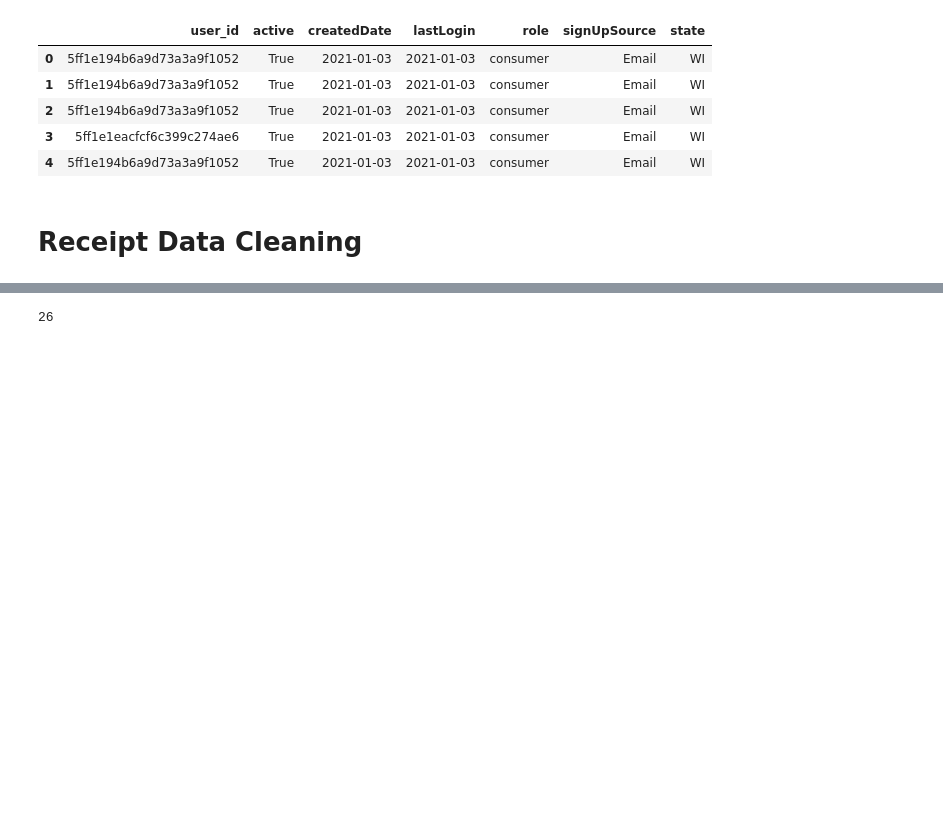
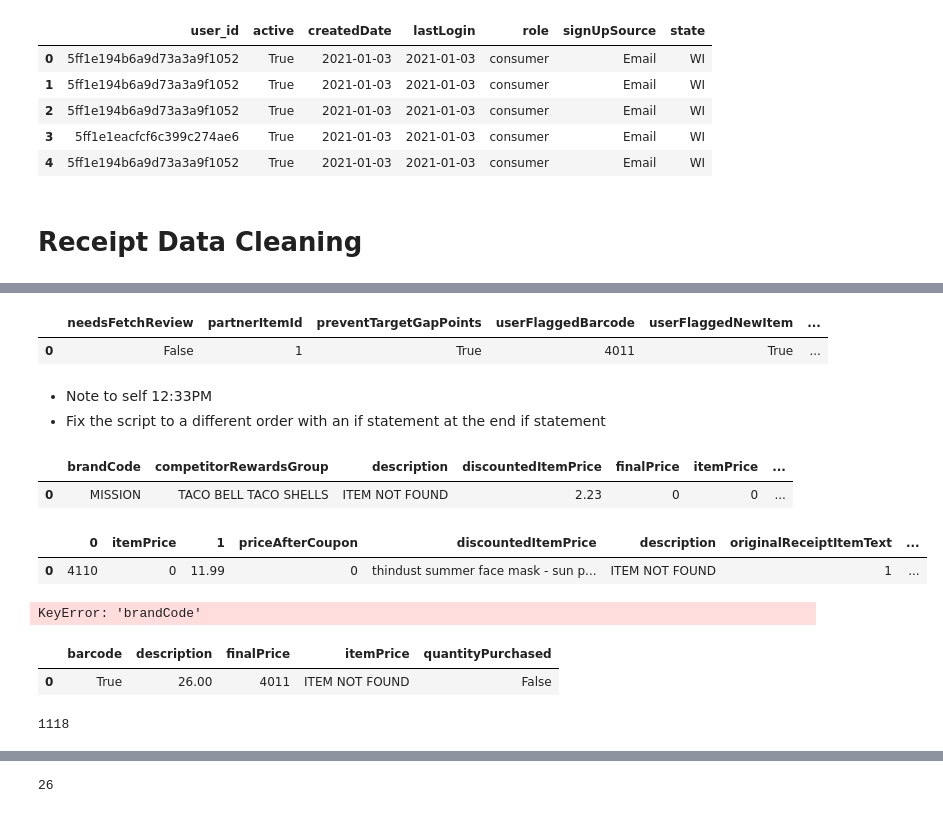
Before and after one commit to Jwdaniel34/fetch-rewards-code, a Jupyter notebook: data_cleaning.ipynb, the cells around one changed output, grey strips where cells are left out. Cells and saved outputs as stored; diff of their text form; code cells hidden in the pictures; blank space fills up the shorter version.

```diff
--- a/data_cleaning.ipynb
+++ b/data_cleaning.ipynb
@@ -157,0 +201,5 @@ ReceiptItemList_df = pd.json_normalize(receipts, record_path='rewardsReceiptItem
+# %%
+flattenDataSet.append(normalized_data)
+# %% [output]
+|  | needsFetchReview | partnerItemId | preventTargetGapPoints | userFlaggedBarcode | userFlaggedNewItem | ... |
+| 0 | False | 1 | True | 4011 | True | ... |
@@ -157,0 +208,8 @@ ReceiptItemList_df = pd.json_normalize(receipts, record_path='rewardsReceiptItem
+# %% [markdown]
+- Note to self 12:33PM
+ - Fix the script to a different order with an if statement at the end if statement
+# %%
+normalized_data
+# %% [output]
+|  | brandCode | competitorRewardsGroup | description | discountedItemPrice | finalPrice | itemPrice | ... |
+| 0 | MISSION | TACO BELL TACO SHELLS | ITEM NOT FOUND | 2.23 | 0 | 0 | ... |
@@ -157,0 +274,56 @@ ReceiptItemList_df = pd.json_normalize(receipts, record_path='rewardsReceiptItem
+# %%
+normalized_data
+# %% [output]
+|  | 0 | itemPrice | 1 | priceAfterCoupon | discountedItemPrice | description | originalReceiptItemText | ... |
+| 0 | 4110 | 0 | 11.99 | 0 | thindust summer face mask - sun p... | ITEM NOT FOUND | 1 | ... |
+# %%
+try:
+    fixed_data = pd.read_json('json_files/receipts.json', lines = True)['rewardsReceiptItemList'][71]
+    normalized_data = pd.json_normalize(fixed_data)
+except:
+
+    try:
+        # create columns if it doesnt exist
+        normalized_data['barcode'] = '4110'
+        normalized_data['description'] = "ITEM NOT FOUND"
+        normalized_data['itemPrice'] = 0
+        normalized_data['quantityPurchased'] = 0
+        normalized_data[ 'finalPrice'] = 0
+
+        # Barcode and Description
+        normalized_data['barcode'] = normalized_data['barcode'].replace('4110', normalized_data['userFlaggedBarcode'])
+        normalized_data['description'] = normalized_data['description'].replace('', 'ITEM NOT FOUND')
+    except:
+
+        normalized_data['barcode'] = normalized_data['barcode'].replace('4110', normalized_data['brandCode'])
+        normalized_data['description'] = normalized_data['description'].replace(np.NaN, normalized_data['userFlaggedDescription'])
+        normalized_data['itemPrice'] = 0
+        normalized_data['quantityPurchased'] = 0
+        normalized_data[ 'finalPrice'] = 0
+
+    else:
+    #     normalized_data['description'] = normalized_data['description'].replace('', 'ITEM NOT FOUND')
+        try:
+            normalized_data['barcode'] = normalized_data['barcode'].replace('ITEM NOT FOUND', 'originalMetaBriteBarcode')
+            normalized_data['description'] = normalized_data['description'].replace('ITEM NOT FOUND', normalized_data['originalMetaBriteDescription'])
+        except:
+            None
+
+    try:
+    # Integers based
+#         normalized_data['barcode'] = normalized_data['brandCode']
+        normalized_data['itemPrice'] = normalized_data['itemPrice'].replace(0 , normalized_data['userFlaggedPrice'])
+        normalized_data['quantityPurchased'] = normalized_data['quantityPurchased'].replace(0, normalized_data['userFlaggedQuantity'])
+        normalized_data[ 'finalPrice'] = normalized_data['finalPrice'].replace(0, normalized_data['finalPrice'])
+    except:
+        None
+
+    try:
+        normalBrandCode()
+    except:
+        None
+
+
+flattenDataSet.append(normalized_data[receiptitems_cols], ignore_index = True)
+# %% [output]
+KeyError: 'brandCode'
@@ -157,0 +334,11 @@ ReceiptItemList_df = pd.json_normalize(receipts, record_path='rewardsReceiptItem
+# %%
+dt[receiptitems_cols]
+# %% [output]
+|  | barcode | description | finalPrice | itemPrice | quantityPurchased |
+| 0 | True | 26.00 | 4011 | ITEM NOT FOUND | False |
+# %%
+fixed_data = pd.read_json('json_files/receipts.json', lines = True)['rewardsReceiptItemList'][i-1]
+print(i)
+normalized_data = pd.json_normalize(fixed_data)
+# %% [output]
+1118
```
Also changed, not shown: parts of 19 cells of this notebook.
